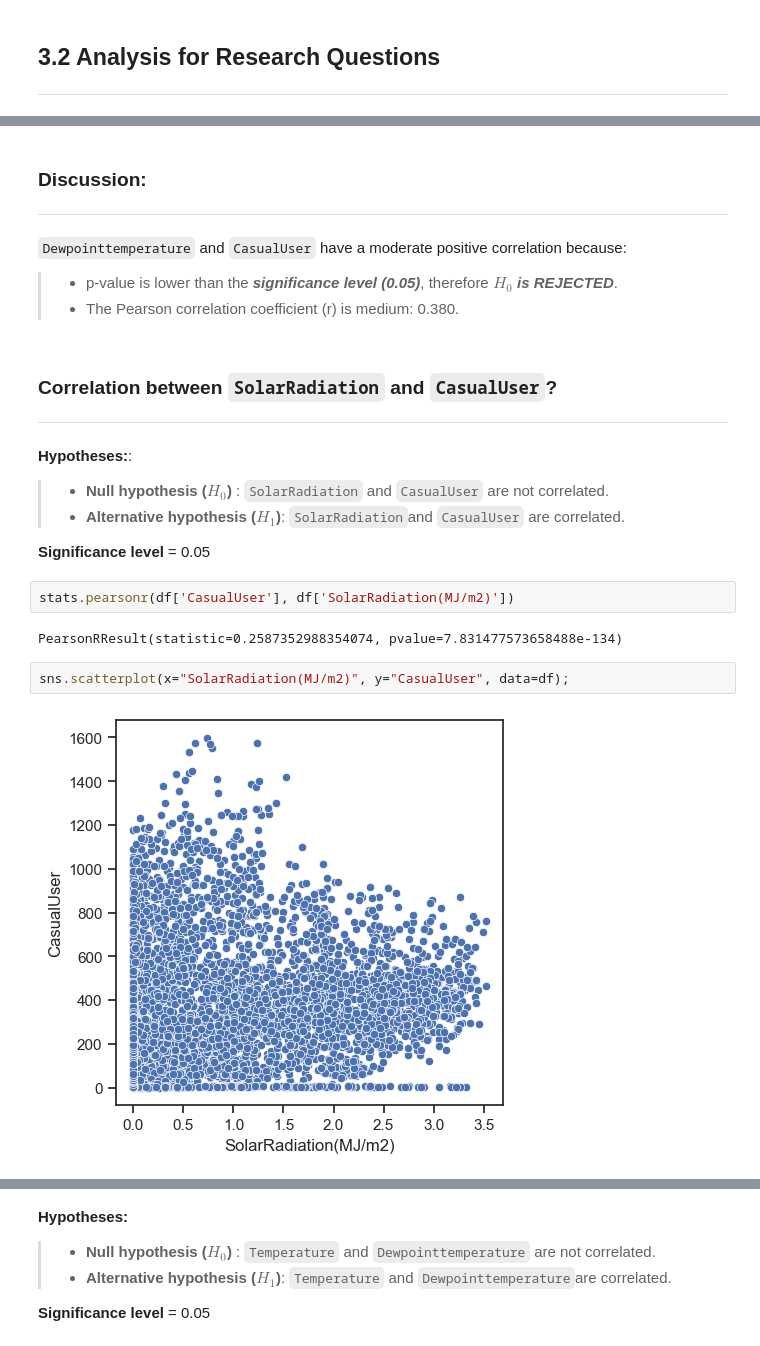
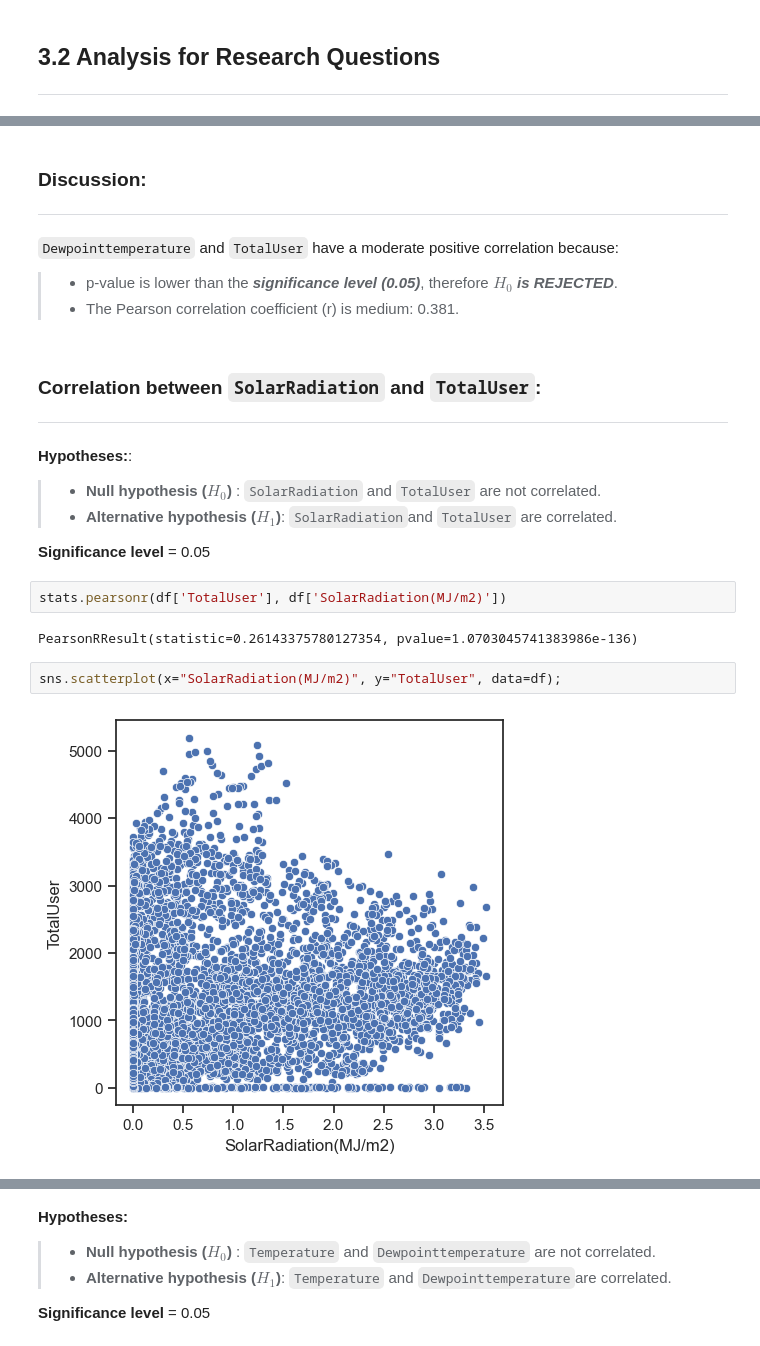
Before and after one commit to ChauHuynh1/Station_analysis, a Jupyter notebook: ResearchMethod.ipynb, the cells around one changed output, grey strips where cells are left out. Cells and saved outputs as stored; diff of their text form.

```diff
--- a/ResearchMethod.ipynb
+++ b/ResearchMethod.ipynb
@@ -899,25 +897,25 @@ sns.scatterplot(x="Dewpointtemperature(°C)", y="CasualUser", data=df);
 # %% [markdown]
 ### Discussion:
 ****
-`Dewpointtemperature` and `CasualUser` have a moderate positive correlation because:
+`Dewpointtemperature` and `TotalUser` have a moderate positive correlation because:
 > - p-value is lower than the ***significance level (0.05)***, therefore ***$H_0$ is REJECTED***.
-> - The Pearson correlation coefficient (r) is medium: 0.380.
+> - The Pearson correlation coefficient (r) is medium: 0.381.
 # %% [markdown]
-### Correlation between `SolarRadiation` and `CasualUser`?
+### Correlation between `SolarRadiation` and `TotalUser`:
 *****
 **Hypotheses:**:
-> * **Null hypothesis ($H_0$)** : `SolarRadiation` and `CasualUser` are not correlated.
-> * **Alternative hypothesis ($H_1$)**: `SolarRadiation`and `CasualUser` are correlated.
+> * **Null hypothesis ($H_0$)** : `SolarRadiation` and `TotalUser` are not correlated.
+> * **Alternative hypothesis ($H_1$)**: `SolarRadiation`and `TotalUser` are correlated.
 
 **Significance level** = 0.05
 # %%
-stats.pearsonr(df['CasualUser'], df['SolarRadiation(MJ/m2)'])
+stats.pearsonr(df['TotalUser'], df['SolarRadiation(MJ/m2)'])
 # %% [output]
-PearsonRResult(statistic=0.2587352988354074, pvalue=7.831477573658488e-134)
+PearsonRResult(statistic=0.26143375780127354, pvalue=1.0703045741383986e-136)
 # %%
-sns.scatterplot(x="SolarRadiation(MJ/m2)", y="CasualUser", data=df);
+sns.scatterplot(x="SolarRadiation(MJ/m2)", y="TotalUser", data=df);
 # %% [output]
-[figure, old version]
+[figure, new version]
 # %% [markdown]
 ### Discussion:
 ****
```
Also changed, not shown: parts of 156 cells of this notebook, 1 other file.
